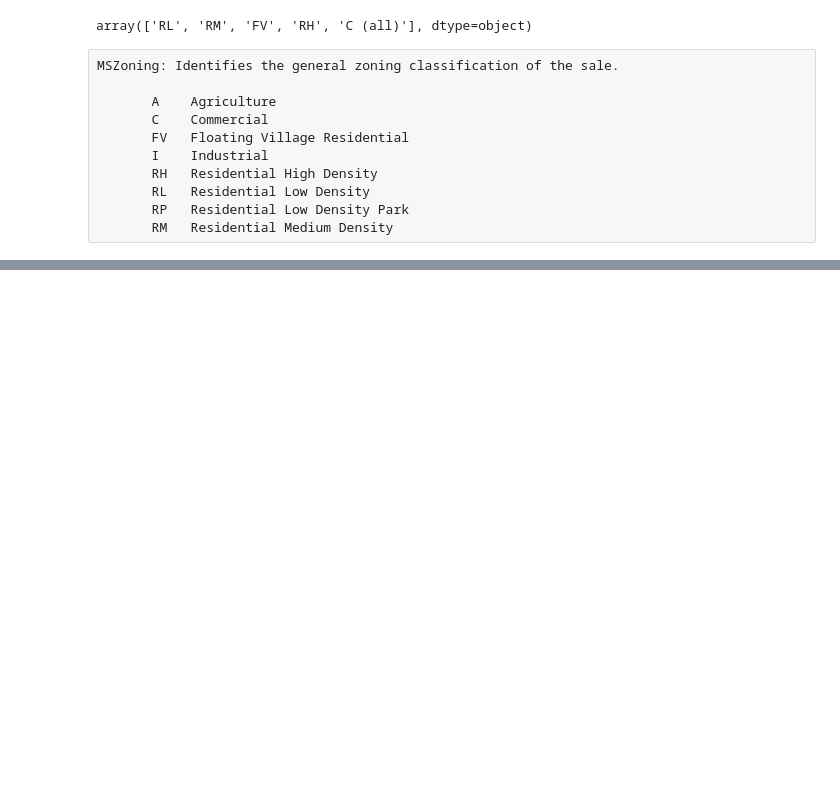
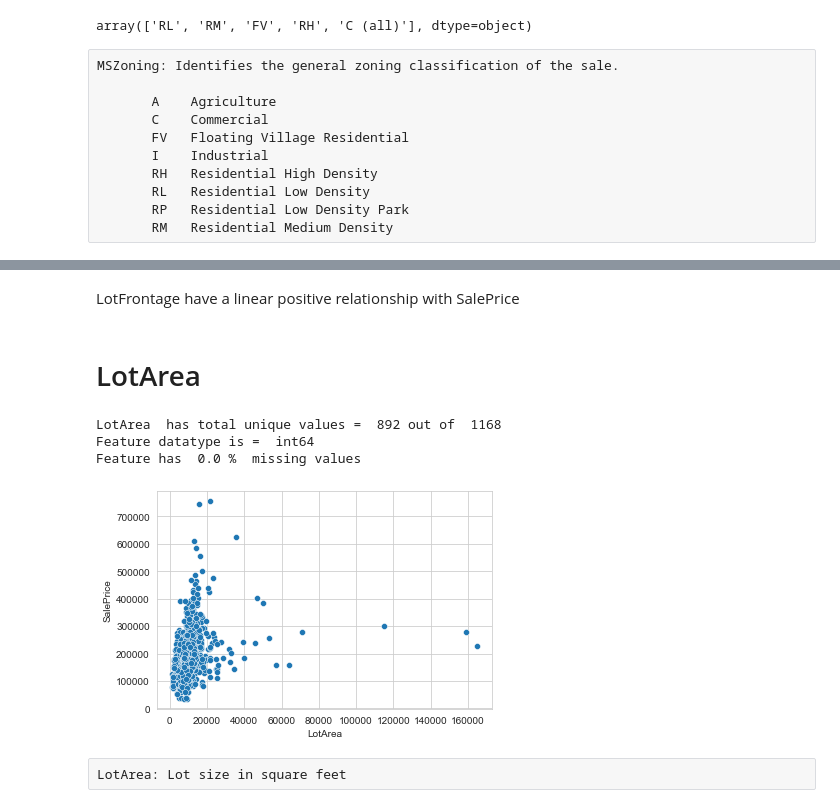
Before and after one commit to mohittomar2008/HOUSING-PRICE-PREDICTION, a Jupyter notebook: HOUSING-PRICE-PREDICTION.ipynb, the cells around one changed output, grey strips where cells are left out. Drawn from its saved outputs; the diff is of its cells as text; code cells hidden in the pictures; blank space fills up the shorter version.

```diff
--- a/HOUSING-PRICE-PREDICTION.ipynb
+++ b/HOUSING-PRICE-PREDICTION.ipynb
@@ -305,0 +359,13 @@ MSZoning: Identifies the general zoning classification of the sale.
+# %% [markdown]
+LotFrontage have a linear positive relationship with SalePrice
+# %% [markdown]
+# LotArea
+# %%
+feature_details('LotArea')
+# %% [output]
+LotArea  has total unique values =  892 out of  1168
+Feature datatype is =  int64
+Feature has  0.0 %  missing values
+[figure, added]
+# %% [raw]
+LotArea: Lot size in square feet
```
Also changed, not shown: parts of 62 cells of this notebook.
